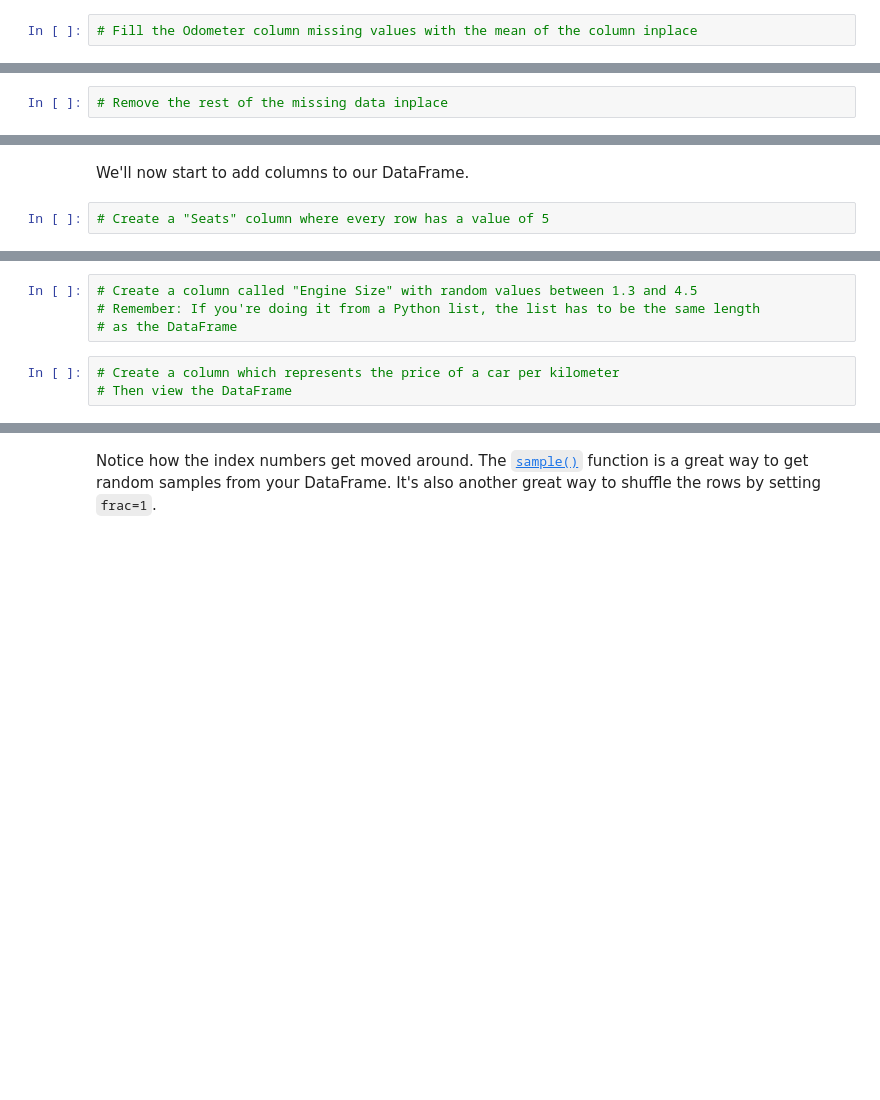
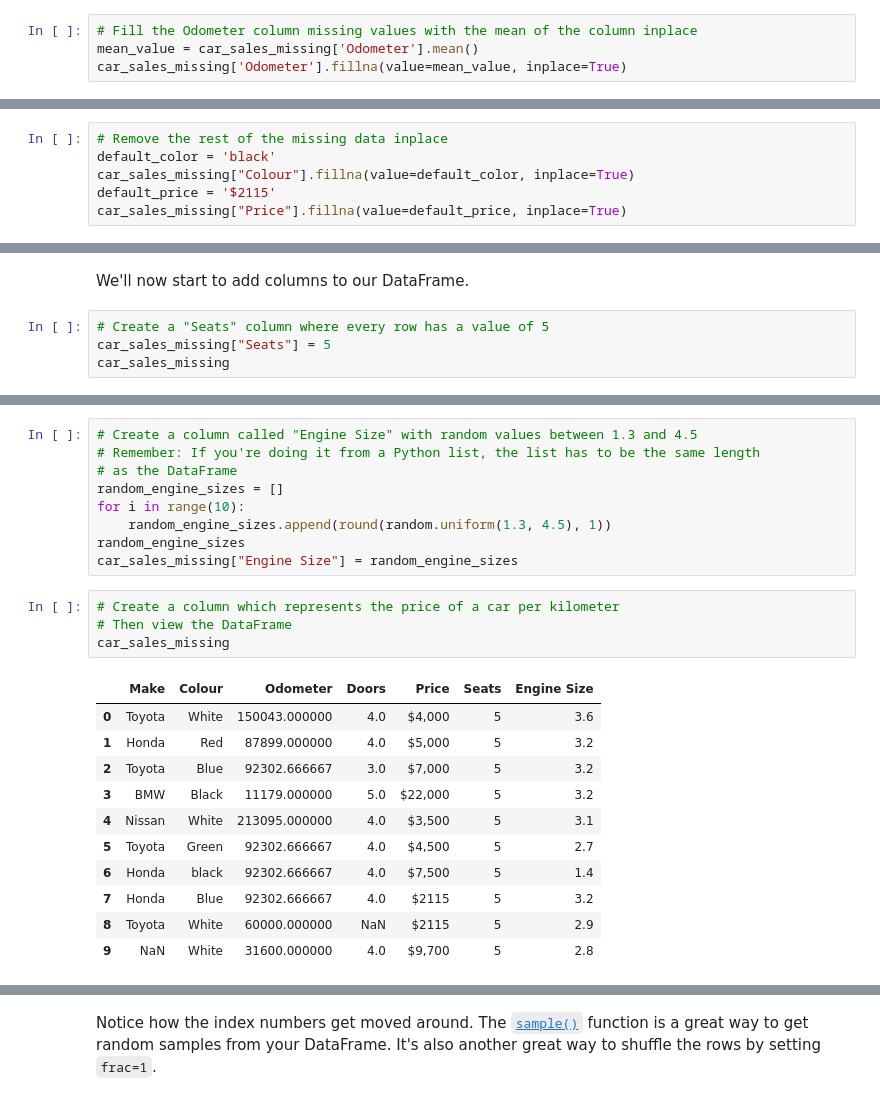
Before and after one commit to Juhasen/AI-MLtraining, a Jupyter notebook: notebooks/pandas-exercises.ipynb, the cells around one changed output, grey strips where cells are left out. Cells and saved outputs as stored; diff of their text form; blank space fills up the shorter version.

```diff
--- a/notebooks/pandas-exercises.ipynb
+++ b/notebooks/pandas-exercises.ipynb
@@ -315,3 +361,5 @@ Notice the missing values are represented as `NaN` in pandas DataFrames.
 Let's try fill them.
 # %%
 # Fill the Odometer column missing values with the mean of the column inplace
+mean_value = car_sales_missing['Odometer'].mean()
+car_sales_missing['Odometer'].fillna(value=mean_value, inplace=True)
@@ -320,2 +388,6 @@ Let's try fill them.
 # %%
 # Remove the rest of the missing data inplace
+default_color = 'black'
+car_sales_missing["Colour"].fillna(value=default_color, inplace=True)
+default_price = '$2115'
+car_sales_missing["Price"].fillna(value=default_price, inplace=True)
@@ -325,3 +423,5 @@ Let's try fill them.
 We'll now start to add columns to our DataFrame.
 # %%
 # Create a "Seats" column where every row has a value of 5
+car_sales_missing["Seats"] = 5
+car_sales_missing
@@ -329,8 +441,26 @@ We'll now start to add columns to our DataFrame.
 # Create a column called "Engine Size" with random values between 1.3 and 4.5
 # Remember: If you're doing it from a Python list, the list has to be the same length
 # as the DataFrame
+random_engine_sizes = []
+for i in range(10):
+    random_engine_sizes.append(round(random.uniform(1.3, 4.5), 1))
+random_engine_sizes
+car_sales_missing["Engine Size"] = random_engine_sizes
 # %%
 # Create a column which represents the price of a car per kilometer
 # Then view the DataFrame
+car_sales_missing
+# %% [output]
+|  | Make | Colour | Odometer | Doors | Price | Seats | Engine Size |
+| 0 | Toyota | White | 150043.000000 | 4.0 | $4,000 | 5 | 3.6 |
+| 1 | Honda | Red | 87899.000000 | 4.0 | $5,000 | 5 | 3.2 |
+| 2 | Toyota | Blue | 92302.666667 | 3.0 | $7,000 | 5 | 3.2 |
+| 3 | BMW | Black | 11179.000000 | 5.0 | $22,000 | 5 | 3.2 |
+| 4 | Nissan | White | 213095.000000 | 4.0 | $3,500 | 5 | 3.1 |
+| 5 | Toyota | Green | 92302.666667 | 4.0 | $4,500 | 5 | 2.7 |
+| 6 | Honda | black | 92302.666667 | 4.0 | $7,500 | 5 | 1.4 |
+| 7 | Honda | Blue | 92302.666667 | 4.0 | $2115 | 5 | 3.2 |
+| 8 | Toyota | White | 60000.000000 | NaN | $2115 | 5 | 2.9 |
+| 9 | NaN | White | 31600.000000 | 4.0 | $9,700 | 5 | 2.8 |
 # %%
 # Remove the last column you added using .drop()
```
Also changed, not shown: parts of 22 cells of this notebook.
